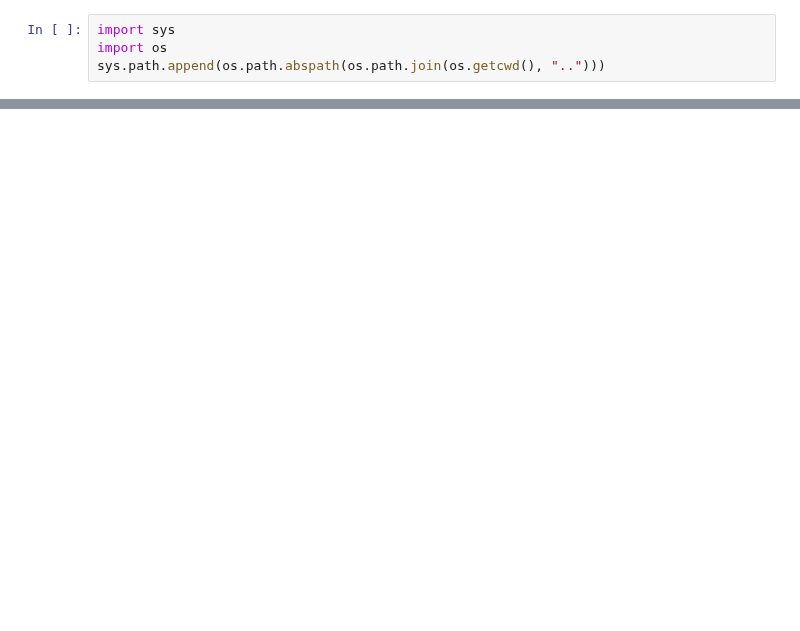
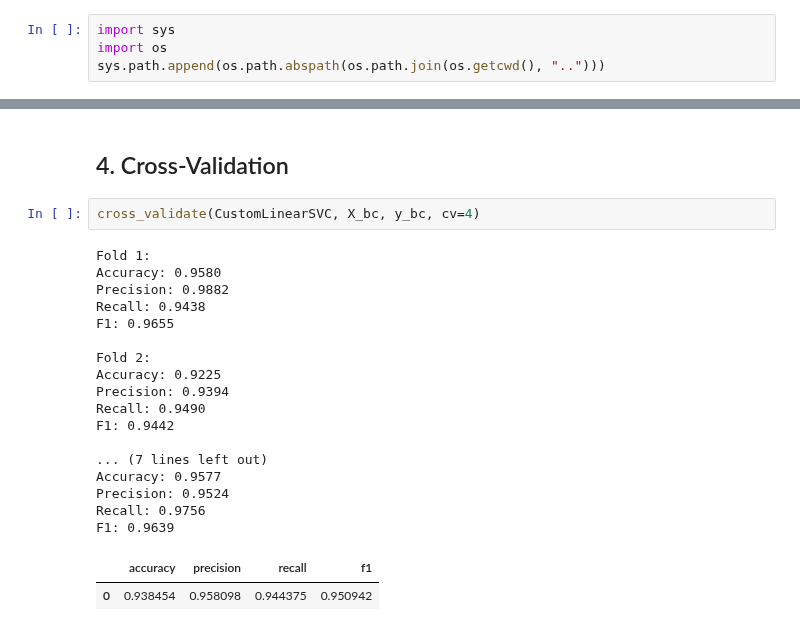
Before and after one commit to EyadMostafa/ml-from-scratch, a Jupyter notebook: notebooks/linear_svc.ipynb, the cells around one changed output, grey strips where cells are left out. Drawn from its saved outputs; the diff is of its cells as text; blank space fills up the shorter version.

```diff
--- a/notebooks/linear_svc.ipynb
+++ b/notebooks/linear_svc.ipynb
@@ -72,0 +91,24 @@ Test set accuracy for SVC: 0.956140350877193
+# %% [markdown]
+## 4. Cross-Validation
+# %%
+cross_validate(CustomLinearSVC, X_bc, y_bc, cv=4)
+# %% [output]
+Fold 1:
+Accuracy: 0.9580
+Precision: 0.9882
+Recall: 0.9438
+F1: 0.9655
+
+Fold 2:
+Accuracy: 0.9225
+Precision: 0.9394
+Recall: 0.9490
+F1: 0.9442
+
+... (7 lines left out)
+Accuracy: 0.9577
+Precision: 0.9524
+Recall: 0.9756
+F1: 0.9639
+|  | accuracy | precision | recall | f1 |
+| 0 | 0.938454 | 0.958098 | 0.944375 | 0.950942 |
```
Also changed, not shown: parts of 17 cells of this notebook, 5 other files.
